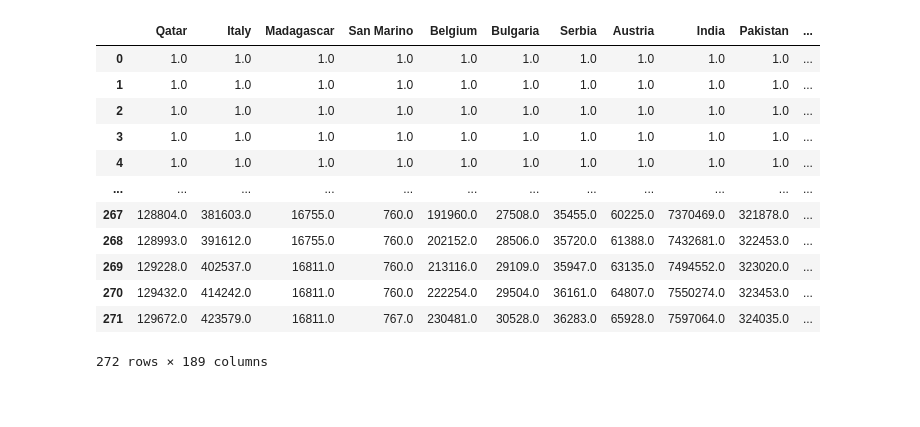
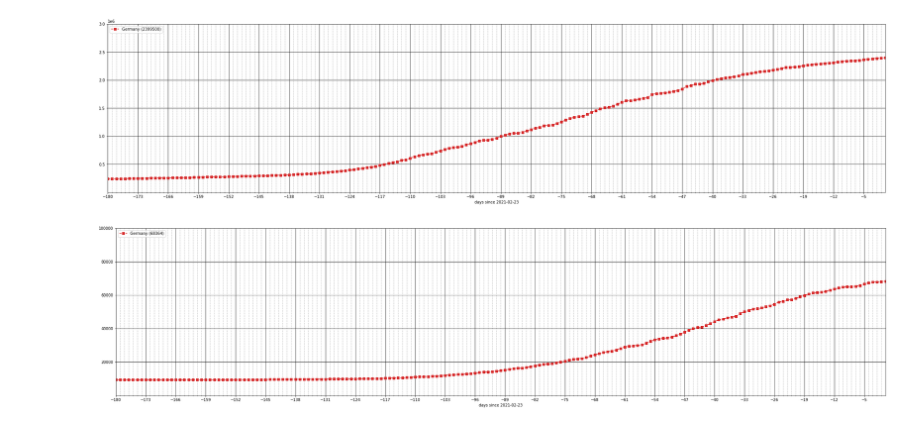
Before and after one commit to jochenklar/corona, a Jupyter notebook: corona.ipynb, the cells around one changed output. Cells and saved outputs as stored; diff of their text form; code cells hidden in the pictures; blank space fills up the shorter version.

```diff
--- a/corona.ipynb
+++ b/corona.ipynb
@@ -26,21 +65,4 @@ def rebin(df_in):
 # %%
 confirmed_url = 'https://raw.githubusercontent.com/CSSEGISandData/COVID-19/master/csse_covid_19_data/csse_covid_19_time_series/time_series_covid19_confirmed_global.csv'
-death_url = 'https://raw.githubusercontent.com/CSSEGISandData/COVID-19/master/csse_covid_19_data/csse_covid_19_time_series/time_series_covid19_death_global.csv'
+deaths_url = 'https://raw.githubusercontent.com/CSSEGISandData/COVID-19/master/csse_covid_19_data/csse_covid_19_time_series/time_series_covid19_deaths_global.csv'
 recovered_url = 'https://raw.githubusercontent.com/CSSEGISandData/COVID-19/master/csse_covid_19_data/csse_covid_19_time_series/time_series_covid19_recovered_global.csv'
-
-df_confirmed = rebin(pd.read_csv(confirmed_url))
-df_confirmed
-# %% [output]
-|  | Qatar | Italy | Madagascar | San Marino | Belgium | Bulgaria | Serbia | Austria | India | Pakistan | ... |
-| 0 | 1.0 | 1.0 | 1.0 | 1.0 | 1.0 | 1.0 | 1.0 | 1.0 | 1.0 | 1.0 | ... |
-| 1 | 1.0 | 1.0 | 1.0 | 1.0 | 1.0 | 1.0 | 1.0 | 1.0 | 1.0 | 1.0 | ... |
-| 2 | 1.0 | 1.0 | 1.0 | 1.0 | 1.0 | 1.0 | 1.0 | 1.0 | 1.0 | 1.0 | ... |
-| 3 | 1.0 | 1.0 | 1.0 | 1.0 | 1.0 | 1.0 | 1.0 | 1.0 | 1.0 | 1.0 | ... |
-| 4 | 1.0 | 1.0 | 1.0 | 1.0 | 1.0 | 1.0 | 1.0 | 1.0 | 1.0 | 1.0 | ... |
-| ... | ... | ... | ... | ... | ... | ... | ... | ... | ... | ... | ... |
-| 267 | 128804.0 | 381603.0 | 16755.0 | 760.0 | 191960.0 | 27508.0 | 35455.0 | 60225.0 | 7370469.0 | 321878.0 | ... |
-| 268 | 128993.0 | 391612.0 | 16755.0 | 760.0 | 202152.0 | 28506.0 | 35720.0 | 61388.0 | 7432681.0 | 322453.0 | ... |
-| 269 | 129228.0 | 402537.0 | 16811.0 | 760.0 | 213116.0 | 29109.0 | 35947.0 | 63135.0 | 7494552.0 | 323020.0 | ... |
-| 270 | 129432.0 | 414242.0 | 16811.0 | 760.0 | 222254.0 | 29504.0 | 36161.0 | 64807.0 | 7550274.0 | 323453.0 | ... |
-| 271 | 129672.0 | 423579.0 | 16811.0 | 767.0 | 230481.0 | 30528.0 | 36283.0 | 65928.0 | 7597064.0 | 324035.0 | ... |
-272 rows × 189 columns
@@ -87,0 +90,8 @@ def plot(df, countries, xmin=-270, xmax=0, ymin=1, ymax=10000000, title=None, li
+# %%
+plot(df_confirmed, deu, log=False, ymax=3e6)
+# %% [output]
+[figure, added]
+# %%
+plot(df_deaths, deu, log=False, ymax=1e5)
+# %% [output]
+[figure, added]
```
Also changed, not shown: parts of 11 cells of this notebook, 3 other files.
